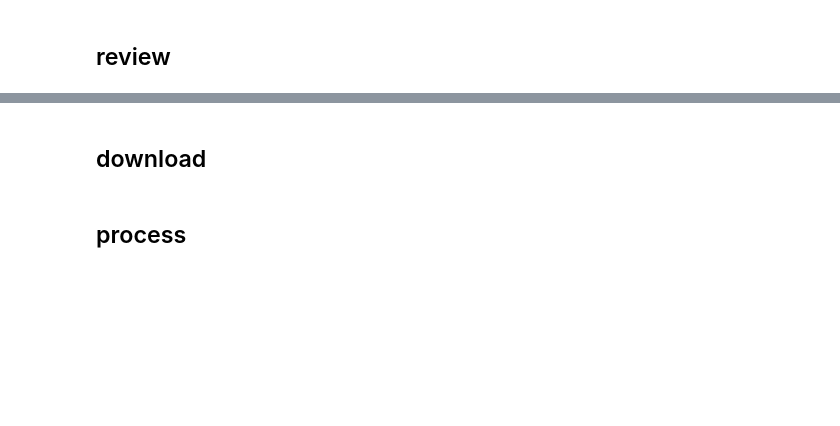
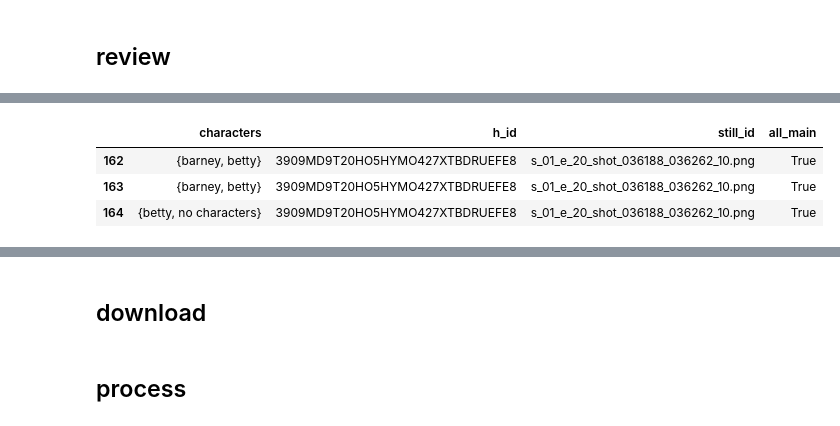
Before and after one commit to drschwenk/stage_1, a Jupyter notebook: char_bboxes.ipynb, the cells around one changed output, grey strips where cells are left out. Saved outputs shown, nothing was run; the diff lists cells and outputs as text; code cells hidden in the pictures; blank space fills up the shorter version.

```diff
--- a/char_bboxes.ipynb
+++ b/char_bboxes.ipynb
@@ -769,0 +879,7 @@ amt_con.delete_all_hits()
+# %%
+conflict_df.iloc[image_n * 9: image_n * 9 + 3]
+# %% [output]
+|  | characters | h_id | still_id | all_main |
+| 162 | {barney, betty} | 3909MD9T20HO5HYMO427XTBDRUEFE8 | s_01_e_20_shot_036188_036262_10.png | True |
+| 163 | {barney, betty} | 3909MD9T20HO5HYMO427XTBDRUEFE8 | s_01_e_20_shot_036188_036262_10.png | True |
+| 164 | {betty, no characters} | 3909MD9T20HO5HYMO427XTBDRUEFE8 | s_01_e_20_shot_036188_036262_10.png | True |
```
Also changed, not shown: parts of 83 cells of this notebook, 1 other file.
